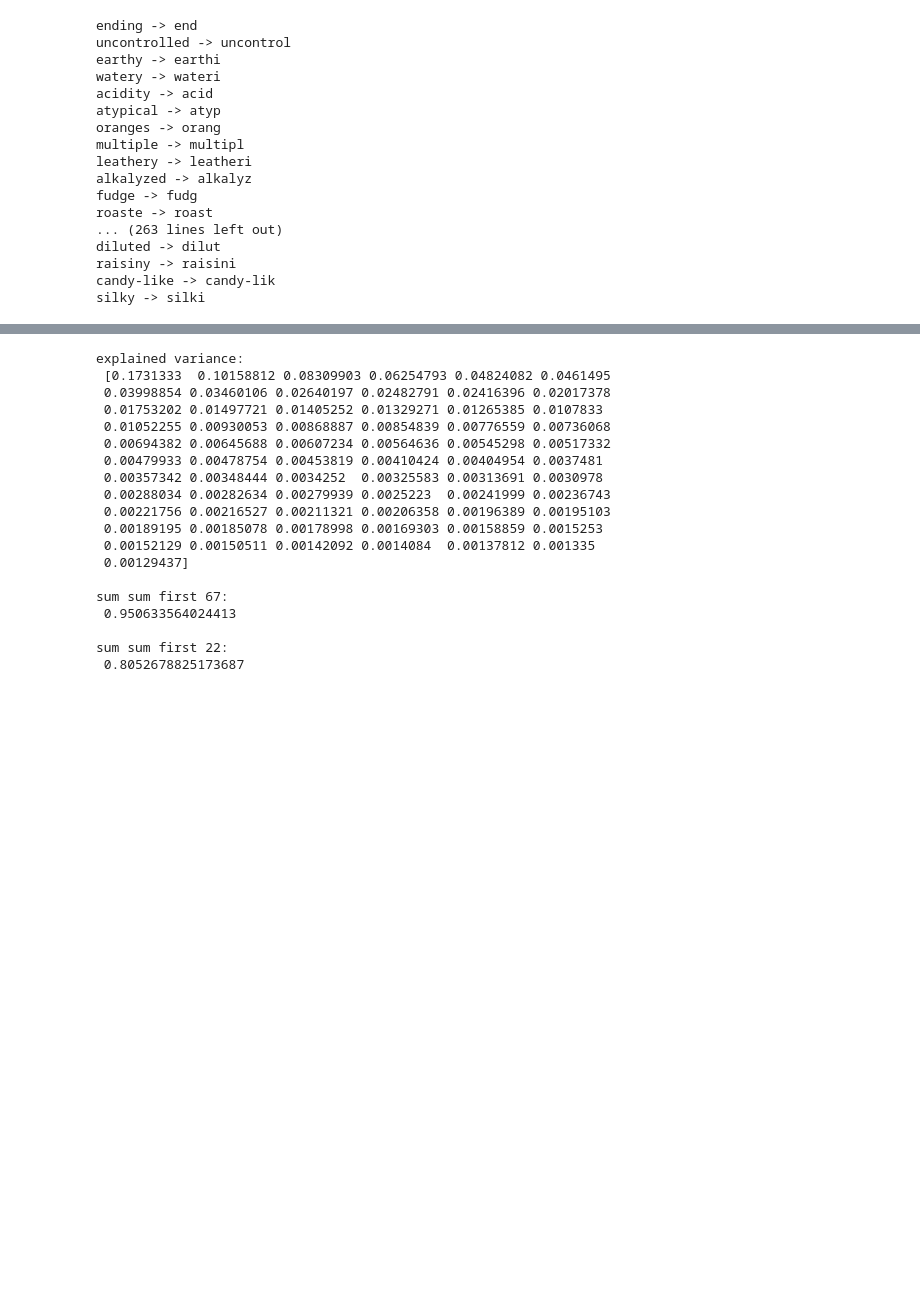
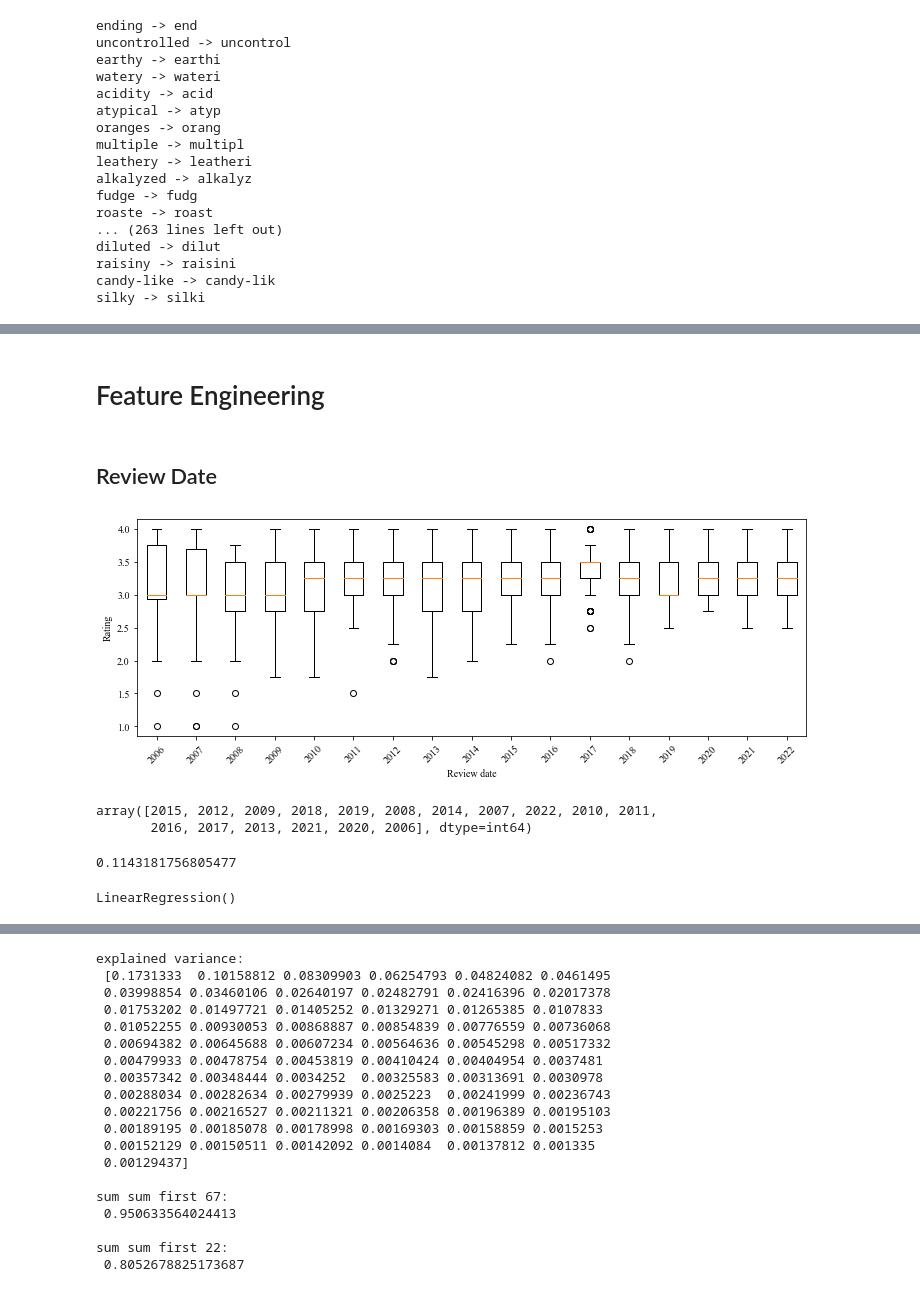
Before and after one commit to ElisabethBrockhaus/Chocolate_bar_rating, a Jupyter notebook: chocolate_rating_data.ipynb, the cells around one changed output, grey strips where cells are left out. Saved outputs shown, nothing was run; the diff lists cells and outputs as text; code cells hidden in the pictures; blank space fills up the shorter version.

Commit message:
improved structure, feature engineering

```diff
--- a/chocolate_rating_data.ipynb
+++ b/chocolate_rating_data.ipynb
@@ -579,0 +665,3 @@ berry
+# %%
+# make cocoa_percent numeric
+data.loc[:,"cocoa_percent"] = data.loc[:,"cocoa_percent"].apply(lambda x: float(x[:-1]))/100
@@ -579,0 +675,9 @@ berry
+# %%
+# get number of ingredients
+ingredients = (
+    data["ingredients"]
+    .str.split("-\s*", expand=True)
+)
+ingredients.columns = ["number_ingredients", "ingredients"]
+data.loc[:,"number_ingredients"] = pd.to_numeric(ingredients.iloc[:,0], errors='coerce')
+data.loc[:,"ingredients"] = ingredients["ingredients"]
@@ -579,0 +688,10 @@ berry
+# %%
+X_train_raw, X_test_raw, y_train, y_test = train_test_split(
+    data.loc[:, data.columns != "rating"], data["rating"], test_size=0.15, random_state=1
+)
+X_train_raw, X_val_raw, y_train, y_val = train_test_split(
+    X_train_raw, y_train, test_size=0.15, random_state=1
+)
+y_train_cat = y_train.astype(str)
+y_val_cat = y_val.astype(str)
+y_test_cat = y_test.astype(str)
@@ -579,0 +752,2 @@ berry
+# %% [markdown]
+# Feature Engineering
@@ -579,0 +774,29 @@ berry
+# %% [markdown]
+## Review Date
+# %%
+dates = X_train_raw["review_date"].unique()
+dates.sort()
+# %%
+fig, ax = plt.subplots(figsize=(12, 4))
+ax.boxplot([y_train[X_train_raw["review_date"] == rd] for rd in dates], labels=dates)
+plt.xticks(rotation=45)
+plt.xlabel("Review date")
+plt.ylabel("Rating")
+plt.savefig("figures/review_date_boxplot.pdf", bbox_inches="tight")
+plt.show()
+# %% [output]
+[figure, added]
+# %%
+# label encoding
+min_date = X_train["review_date"].min()
+X_train.loc[:,"review_date"] = X_train_raw.loc[:,"review_date"] - min_date
+X_val.loc[:,"review_date"] = X_val_raw.loc[:,"review_date"] - min_date
+X_test.loc[:,"review_date"] = X_test_raw.loc[:,"review_date"] - min_date
+X_val.loc[:,"review_date"].unique()
+# %% [output]
+array([2015, 2012, 2009, 2018, 2019, 2008, 2014, 2007, 2022, 2010, 2011,
+       2016, 2017, 2013, 2021, 2020, 2006], dtype=int64)
+# %%
+X_train["review_date"].corr(y_train)
+# %% [output]
+0.1143181756805477
@@ -579,0 +805,5 @@ berry
+# %%
+lm = LinearRegression()
+lm.fit(np.array(X_train["review_date"]).reshape(-1,1), y_train)
+# %% [output]
+LinearRegression()
```
Also changed, not shown: parts of 66 cells of this notebook.
